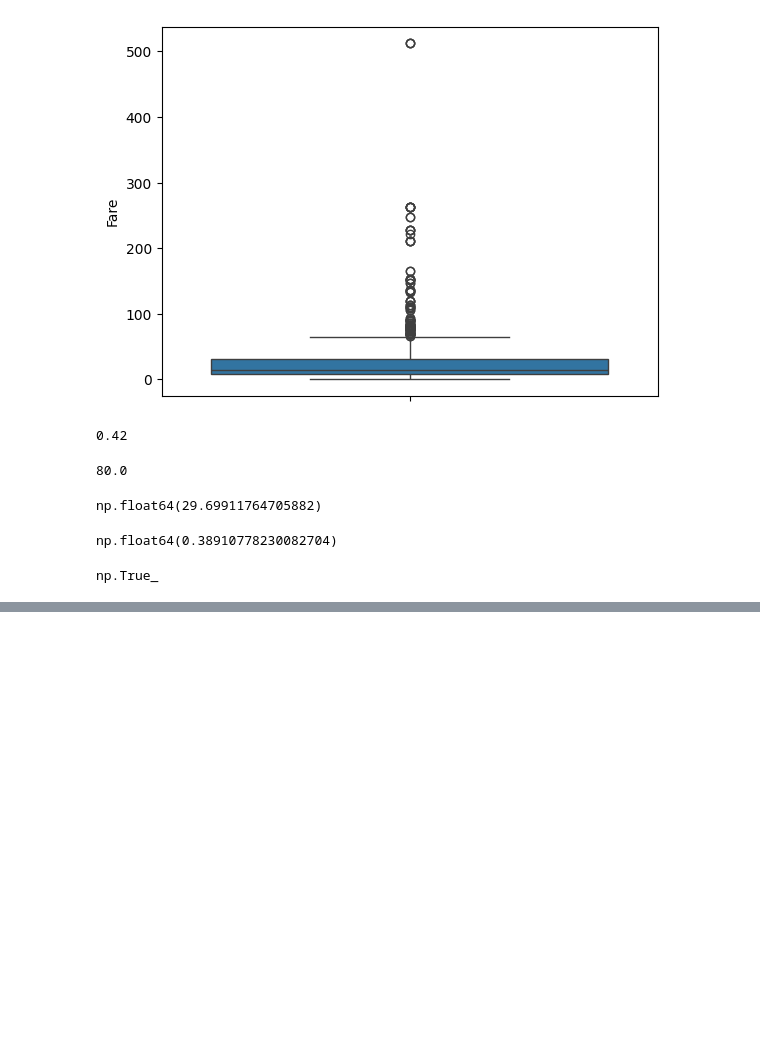
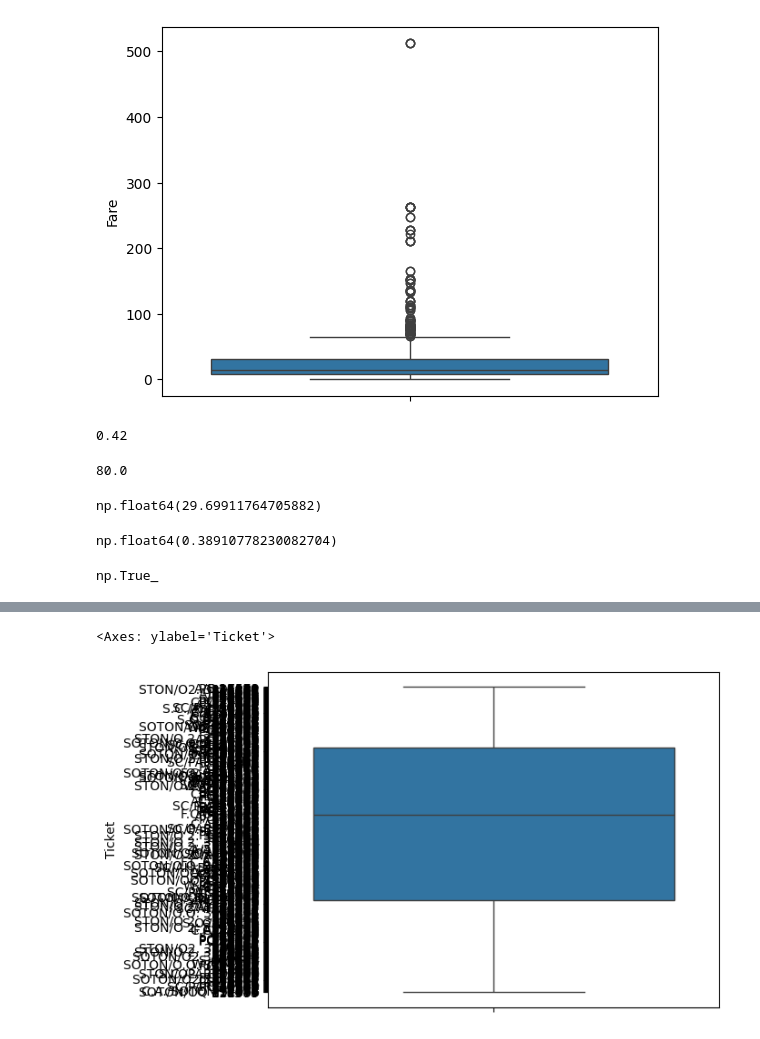
Before and after one commit to cryptic0053/ML-basics, a Jupyter notebook: 100-days-of-ml/project-3.ipynb, the cells around one changed output, grey strips where cells are left out. Drawn from its saved outputs; the diff is of its cells as text; code cells hidden in the pictures; blank space fills up the shorter version.

```diff
--- a/100-days-of-ml/project-3.ipynb
+++ b/100-days-of-ml/project-3.ipynb
@@ -77,0 +99,5 @@ np.True_
+# %%
+sns.boxplot(df['Ticket'])
+# %% [output]
+<Axes: ylabel='Ticket'>
+[figure, added]
```
Also changed, not shown: parts of 3 cells of this notebook.
